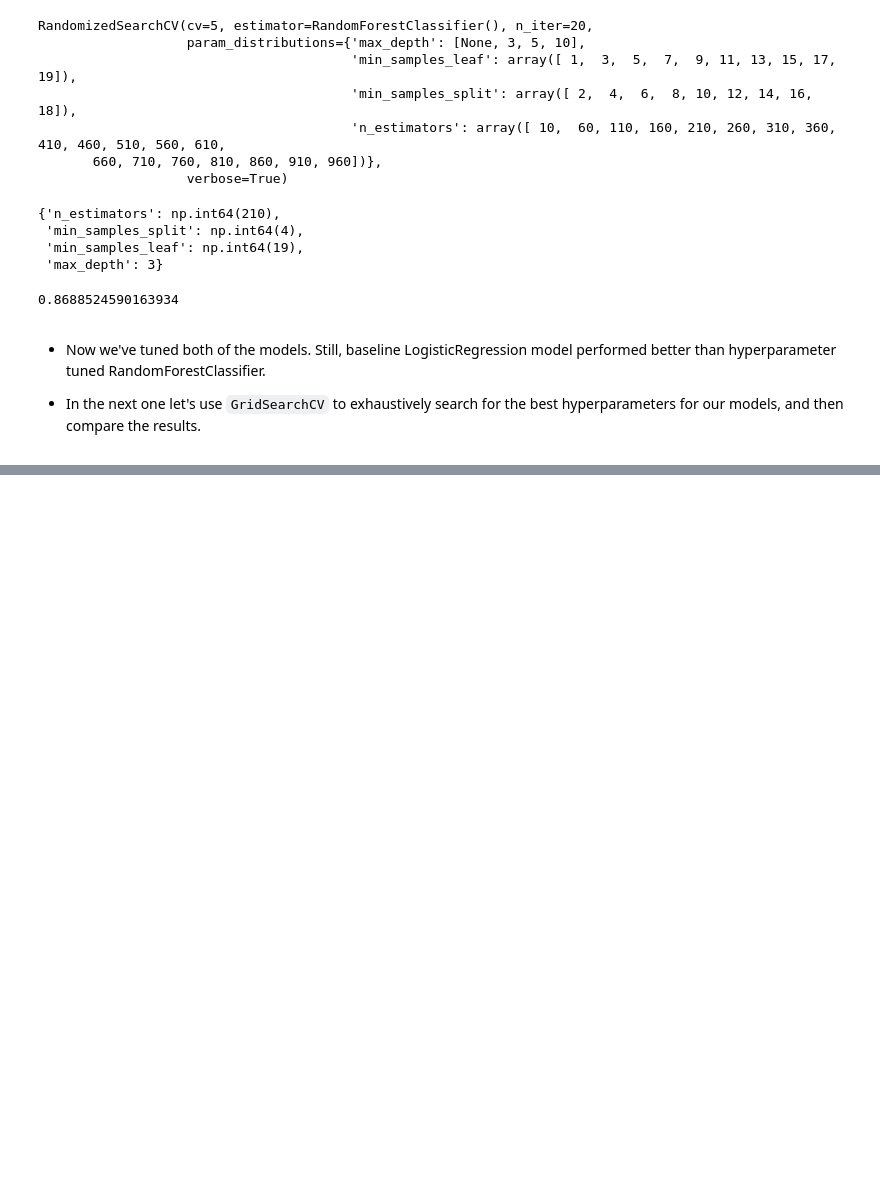
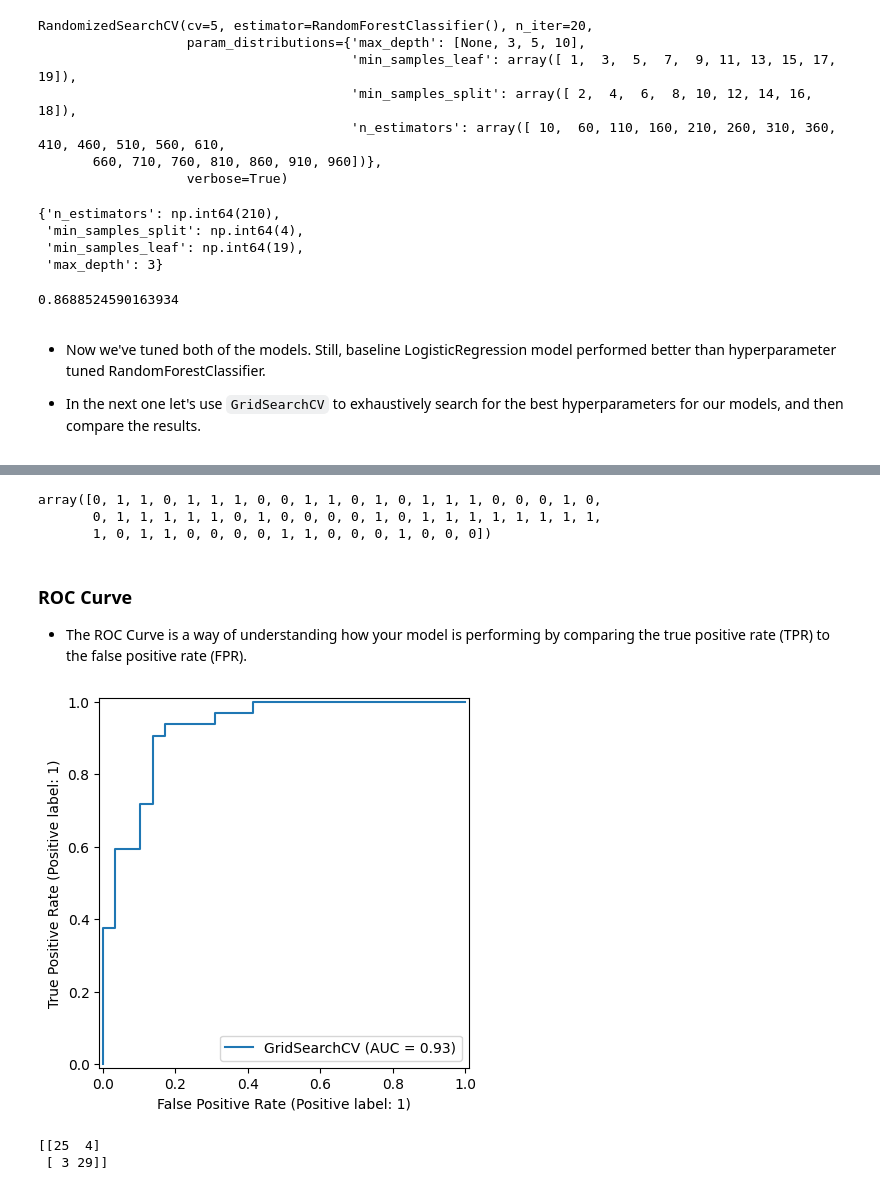
Before and after one commit to ekiremitci-97/heart-disease-clasification-project, a Jupyter notebook: cls_project.ipynb, the cells around one changed output, grey strips where cells are left out. Saved outputs shown, nothing was run; the diff lists cells and outputs as text; code cells hidden in the pictures; blank space fills up the shorter version.

```diff
--- a/cls_project.ipynb
+++ b/cls_project.ipynb
@@ -634,0 +639,13 @@ rs_rf.score(X_test, y_test)
+# %%
+#Different hyperparameters for our Logisitic Regression model
+log_reg_grid = {"C": np.logspace(-4, 4, 30),
+                "solver": ['liblinear']}
+
+#Setup grid hyperparameter search for LogisticRegression
+gs_log_reg = GridSearchCV(LogisticRegression(),
+                          param_grid=log_reg_grid,
+                          cv=5,
+                          verbose=True)
+
+# Fit grid hyperparameter search model for LogisticRegression
+gs_log_reg.fit(X_train, y_train)
@@ -634,0 +695,21 @@ rs_rf.score(X_test, y_test)
+# %%
+y_preds
+# %% [output]
+array([0, 1, 1, 0, 1, 1, 1, 0, 0, 1, 1, 0, 1, 0, 1, 1, 1, 0, 0, 0, 1, 0,
+       0, 1, 1, 1, 1, 1, 0, 1, 0, 0, 0, 0, 1, 0, 1, 1, 1, 1, 1, 1, 1, 1,
+       1, 0, 1, 1, 0, 0, 0, 0, 1, 1, 0, 0, 0, 1, 0, 0, 0])
+# %% [markdown]
+### ROC Curve
+* The ROC Curve is a way of understanding how your model is performing by comparing the true positive rate (TPR) to the false positive rate (FPR).
+# %%
+# Plot ROC Curve and calculate the AUC Score
+
+RocCurveDisplay.from_estimator(gs_log_reg, X_test, y_test);
+# %% [output]
+[figure, added]
+# %%
+# Build your confusionmatrix
+print(confusion_matrix(y_test, y_preds))
+# %% [output]
+[[25  4]
+ [ 3 29]]
```
Also changed, not shown: parts of 26 cells of this notebook.
